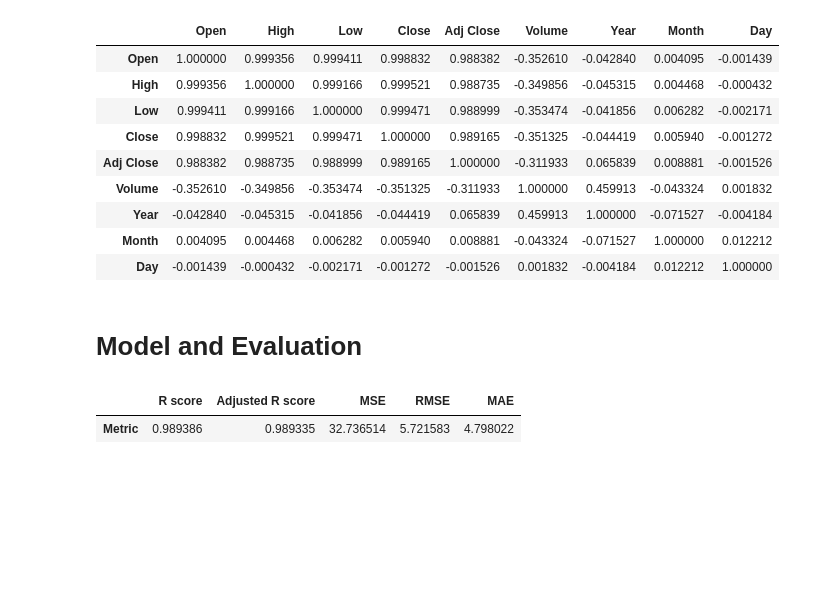
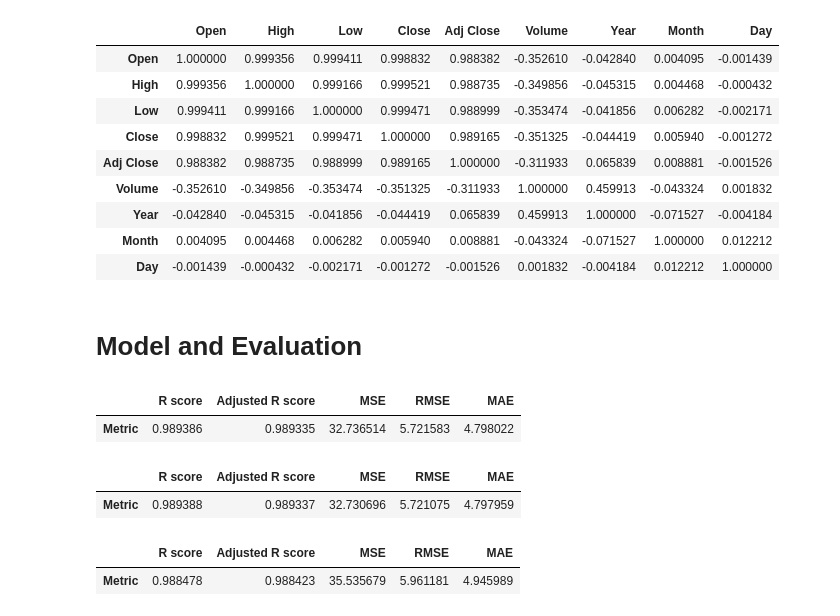
Before and after one commit to pi-mishra/PNB_stock_prediction, a Jupyter notebook: PNB_stock_prediction.ipynb, the cells around one changed output. Cells and saved outputs as stored; diff of their text form; code cells hidden in the pictures; blank space fills up the shorter version.

```diff
--- a/PNB_stock_prediction.ipynb
+++ b/PNB_stock_prediction.ipynb
@@ -293,3 +293,33 @@ get_regression_metrics(y_test,y_predict_linear_regression)
 # %% [output]
 |  | R score | Adjusted R score | MSE | RMSE | MAE |
 | Metric | 0.989386 | 0.989335 | 32.736514 | 5.721583 | 4.798022 |
+# %%
+#ridge regression
+
+#applying LinerRegression and fitting the model
+ridge = Ridge()
+ridge.fit(x_train_scaled,y_train)
+
+#predicting the model
+y_predict_ridge = ridge.predict(x_test_scaled)
+
+#getting the regression metrix
+get_regression_metrics(y_test,y_predict_ridge)
+# %% [output]
+|  | R score | Adjusted R score | MSE | RMSE | MAE |
+| Metric | 0.989388 | 0.989337 | 32.730696 | 5.721075 | 4.797959 |
+# %%
+#lasso regression
+
+#applying LinerRegression and fitting the model
+lass = Lasso()
+lass.fit(x_train_scaled,y_train)
+
+#predicting the model
+y_predict_lasso = lass.predict(x_test_scaled)
+
+#getting the regression metrix
+get_regression_metrics(y_test,y_predict_lasso)
+# %% [output]
+|  | R score | Adjusted R score | MSE | RMSE | MAE |
+| Metric | 0.988478 | 0.988423 | 35.535679 | 5.961181 | 4.945989 |
```
